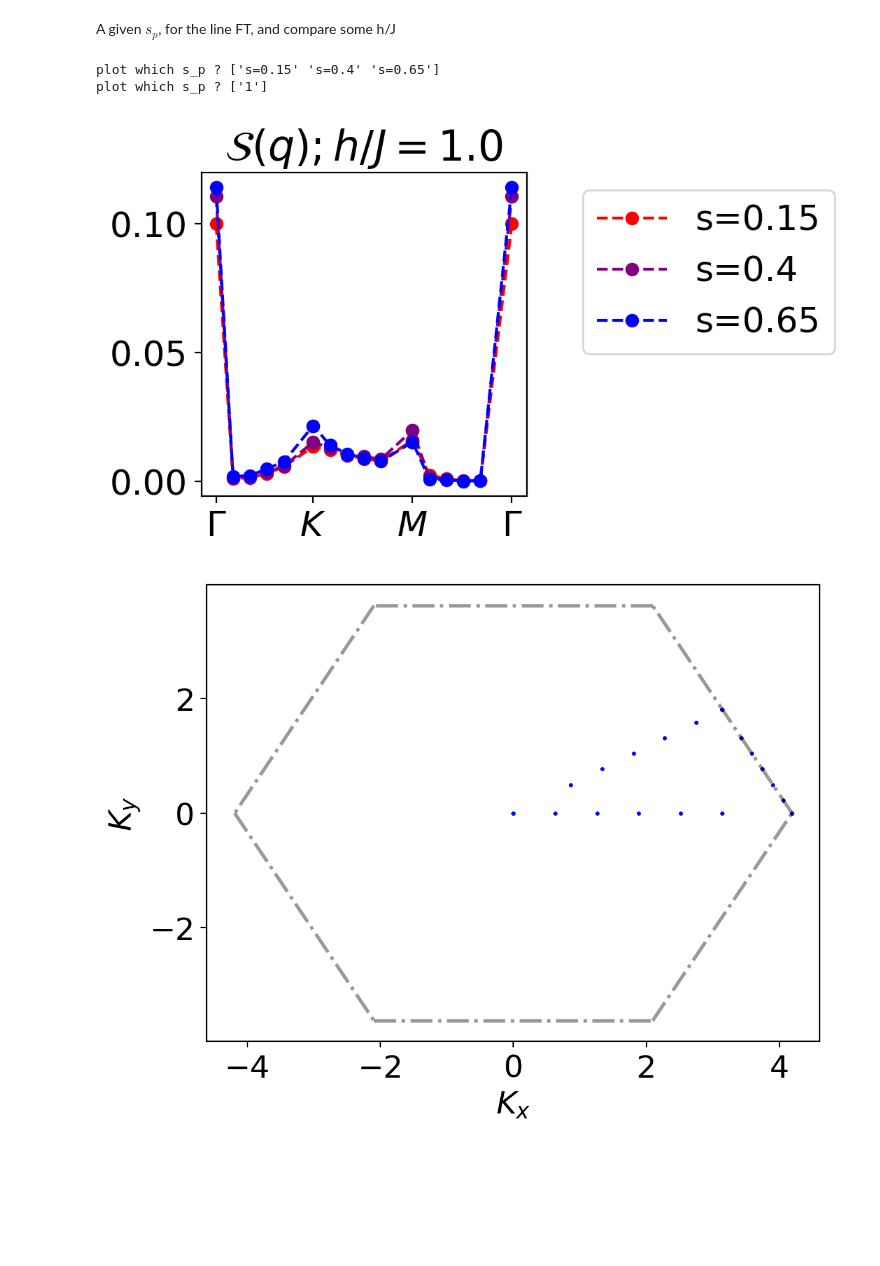
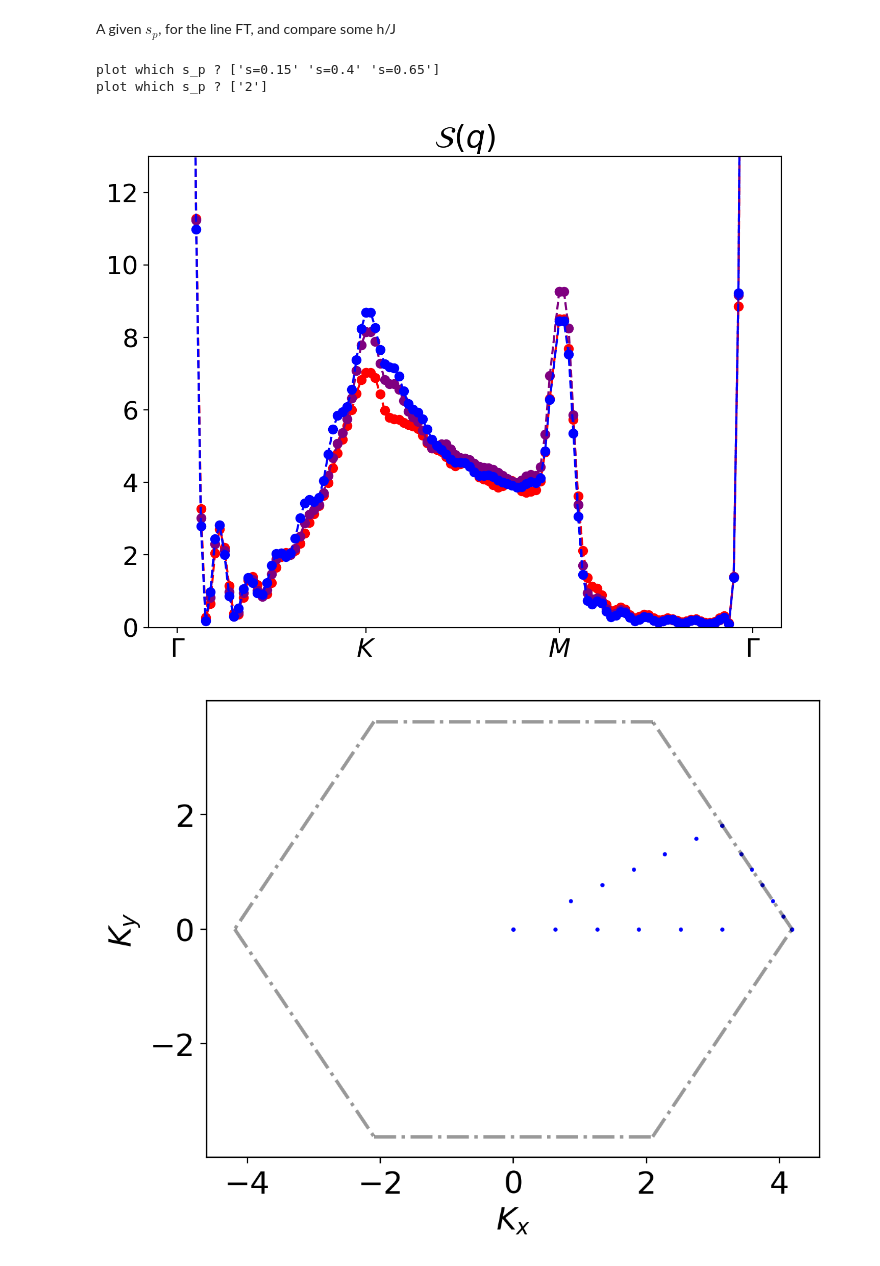
Before and after one commit to vdrouint/d-wave-other, a Jupyter notebook: kagome-tfim/processing/plot_FT.ipynb, the cells around one changed output. Drawn from its saved outputs; the diff is of its cells as text; code cells hidden in the pictures; blank space fills up the shorter version.

Commit message:
lots of plotting

```diff
--- a/kagome-tfim/processing/plot_FT.ipynb
+++ b/kagome-tfim/processing/plot_FT.ipynb
@@ -790,14 +799,14 @@ cmap = mpl.colors.LinearSegmentedColormap.from_list("", tuples)
 
 plt.rcParams['figure.dpi'] = 200
 plt.rcParams.update({'font.size':18})
-plt.figure(figsize=(3,3))
+plt.figure(figsize=(8,6))
 
 which_s = [0,1,2]
 print('plot which s_p ?', np.array(slist)[which_s])
-which_hJ = [1]
+which_hJ = [2]
 print('plot which s_p ?', np.array(hoverJ_apq)[which_hJ])
 
-step = 7
+step = 1
 numKpoints = 40
 # orders = [0, numKpoints, 2*numKpoints + 1, 3*numKpoints + 2]
 orders = []
@@ -834,38 +843,40 @@ for i in which_hJ:
         #plt.plot(finalSQ_spin, marker = 'o', c = cmap(), label = 'Data')
         # orders = np.arange(0, len(finalSQ_spin_line), step)
         # plt.plot(yhat[orders], marker = 's', linestyle = '-', label = 'h/J=' + tag1, color = cmap(float(tag1)/4.5))
         # yvals = finalSQ_spin_line[orders]
-        yvals = finalSQ_spin_line[orders]
+        yvals = 3*168*finalSQ_spin_line[orders]
+        # yvals = 3*168*yhat[orders]
 
         # plt.plot(orders, yvals, marker = '+', linestyle = '--', color = cmap(float(tag1)/4.5))
         plt.plot(orders, yvals, marker = markers[0], linestyle = '--', color = cmap_s(j/2), label = tag2)
 
 
 #numKpoints = len(finalSQ_spin_line)
 xticks = np.array([0, numKpoints, 2*numKpoints + 1, 3*numKpoints + 2])
 xticks_label = [r"$\Gamma$", r"$K$", r"$M$",r"$\Gamma$"]
 # plt.ylim([0,(1/3)**2])
 plt.xticks(ticks = xticks, labels = xticks_label);
 
 # fakexy = (0, 0)
 # a = plt.Line2D(fakexy, fakexy, linestyle='none', marker='o', color="Black", alpha=1.00)
 # b = plt.Line2D(fakexy, fakexy, linestyle='none', marker='+', color="Black", alpha=1.00)
 # plt.legend([a, b], [r"$s_p = 0.65$", r"$s_p = 0.15$"], loc='upper center', fontsize='small')
 
 # plt.yscale('log')
-plt.title(r'$\mathcal{S}(q); h/J = 1.0$')
+plt.title(r'$\mathcal{S}(q)$')
 # plt.title(r'$s_p = 0.65$')
 # plt.title(r'$s_p = 0.15$')
-plt.legend(bbox_to_anchor = [2, 1], ncols = 1)
+plt.ylim([0, 13])
+# plt.legend(bbox_to_anchor = [2, 1], ncols = 1)
 
 
 # plt.savefig(where_to_save + "compare_APQ: " + tag2[2:] + ".png")
 # plt.grid()
 plt.show()
 # %% [output]
 plot which s_p ? ['s=0.15' 's=0.4' 's=0.65']
-plot which s_p ? ['1']
+plot which s_p ? ['2']
-[figure, old version]
+[figure, new version]
 # %%
 N = numKpoints
 Gamma = np.array([0, 0])
```
Also changed, not shown: parts of 5 cells of this notebook, 2 other files.
